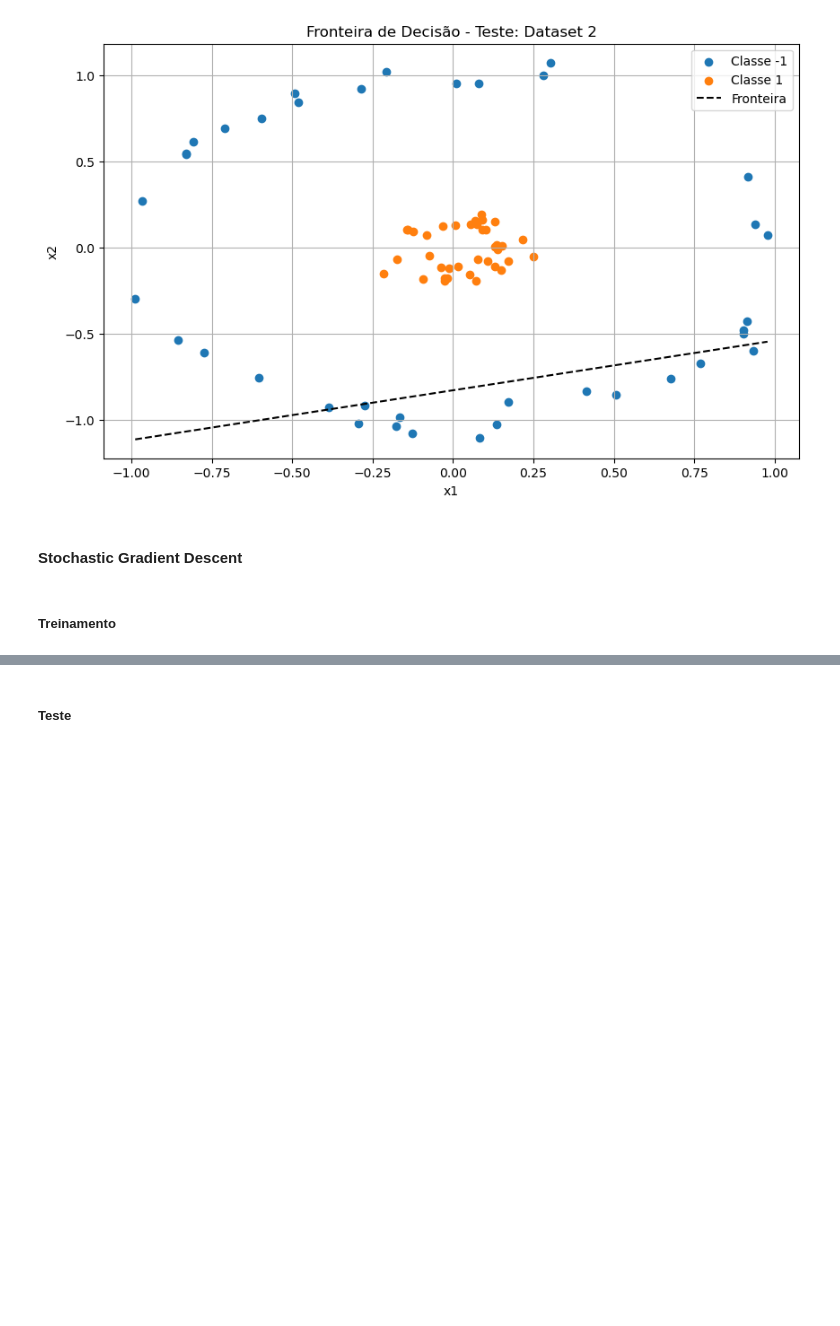
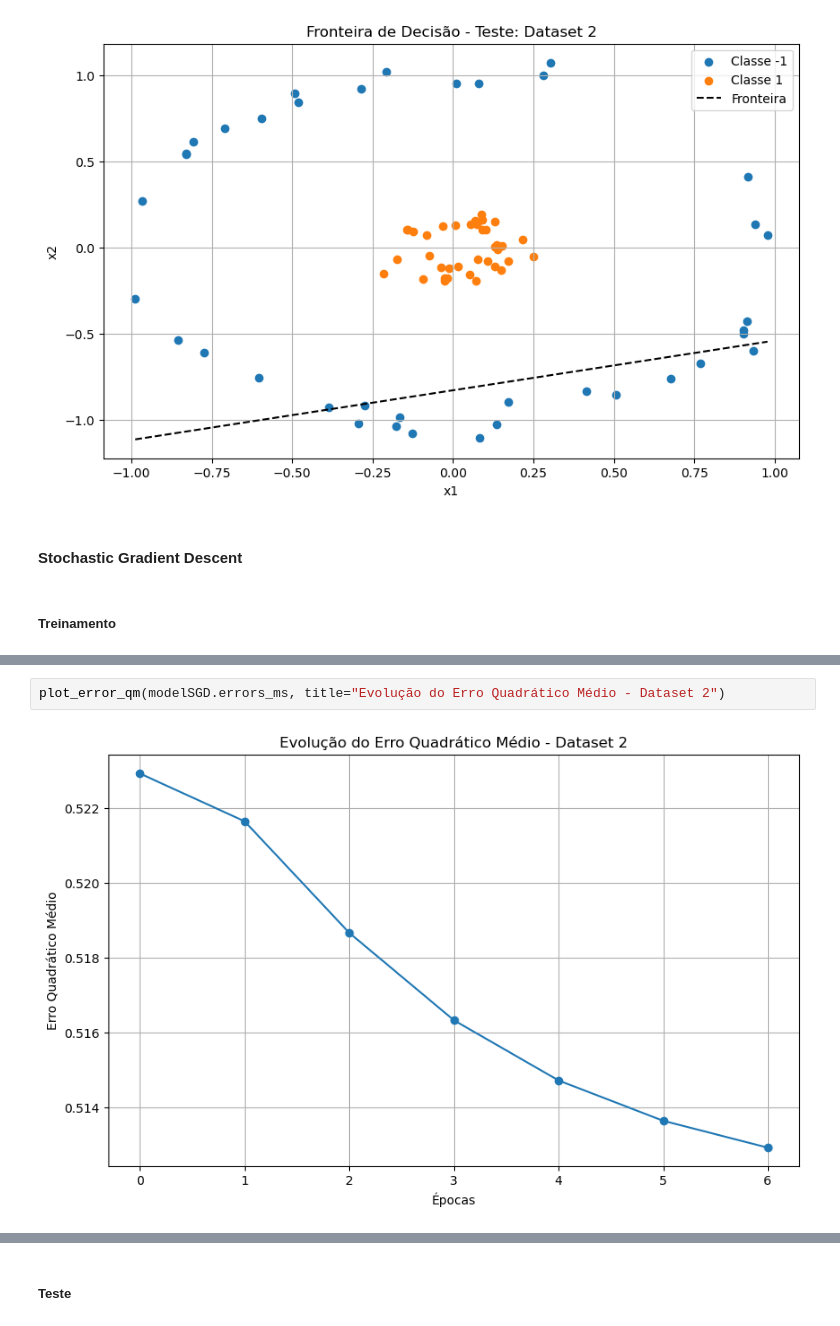
Before and after one commit to Marinopl/Artificial-Neural-Network, a Jupyter notebook: Adaline Script/adaline_mpl.ipynb, the cells around one changed output, grey strips where cells are left out. Saved outputs shown, nothing was run; the diff lists cells and outputs as text; blank space fills up the shorter version.

```diff
--- a/Adaline Script/adaline_mpl.ipynb
+++ b/Adaline Script/adaline_mpl.ipynb
@@ -282,0 +310,4 @@ plot_decision_boundary(X_test2, y_test2, modelBGD, title='Fronteira de Decisão
+# %%
+plot_error_qm(modelSGD.errors_ms, title="Evolução do Erro Quadrático Médio - Dataset 2")
+# %% [output]
+[figure, added]
```
Also changed, not shown: parts of 113 cells of this notebook.
